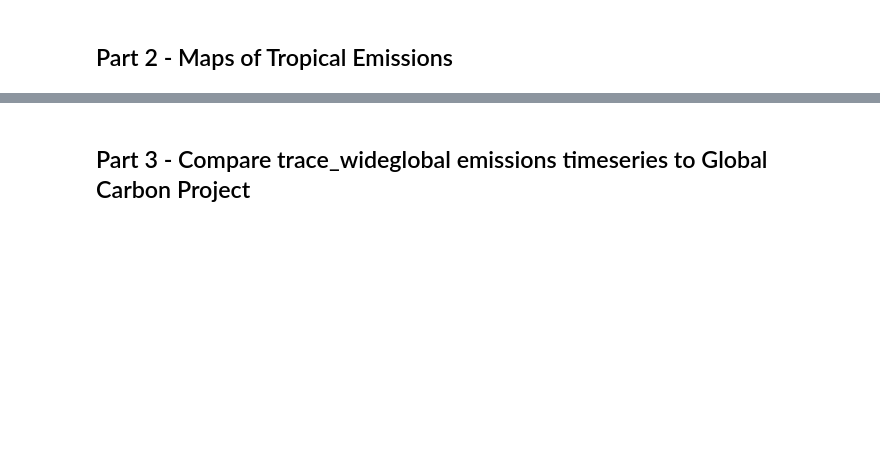
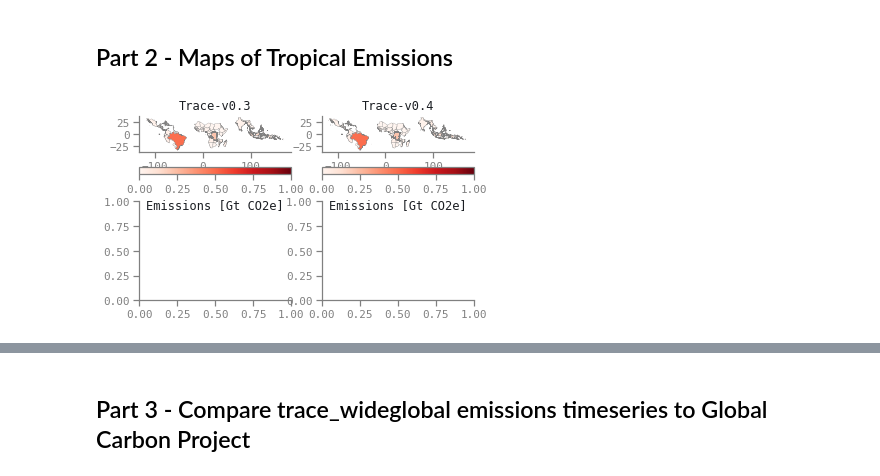
Before and after one commit to carbonplan/trace, a Jupyter notebook: notebooks/validate_emissions.ipynb, the cells around one changed output, grey strips where cells are left out. Drawn from its saved outputs; the diff is of its cells as text; code cells hidden in the pictures; blank space fills up the shorter version.

```diff
--- a/notebooks/validate_emissions.ipynb
+++ b/notebooks/validate_emissions.ipynb
@@ -139,6 +165,22 @@ for i, version in enumerate(versions):
 ## Part 2 - Maps of Tropical Emissions
 # %%
 avg_emissions_nonan = avg_emissions.dropna()
+# %%
+fig, axarr = plt.subplots(nrows=2, ncols=2)
+for i, version in enumerate(versions):
+    kwargs = dict(
+        legend=True,
+        legend_kwds={"orientation": "horizontal", "label": "Emissions [Gt CO2e]"},
+        lw=0.25,
+        cmap="Reds",
+        vmin=0,
+        vmax=1,
+        ax=axarr[0,i]
+    )
+    avg_emissions_nonan.plot("{}-fire".format(version), **kwargs)
+    axarr[0,i].set_title("Trace-{}".format(version))
+# %% [output]
+[figure, added]
 # %%
 fig, axarr = plt.subplots(nrows=2, ncols=2)
 for i, version in enumerate(versions):
```
Also changed, not shown: parts of 25 cells of this notebook, 1 other file.
